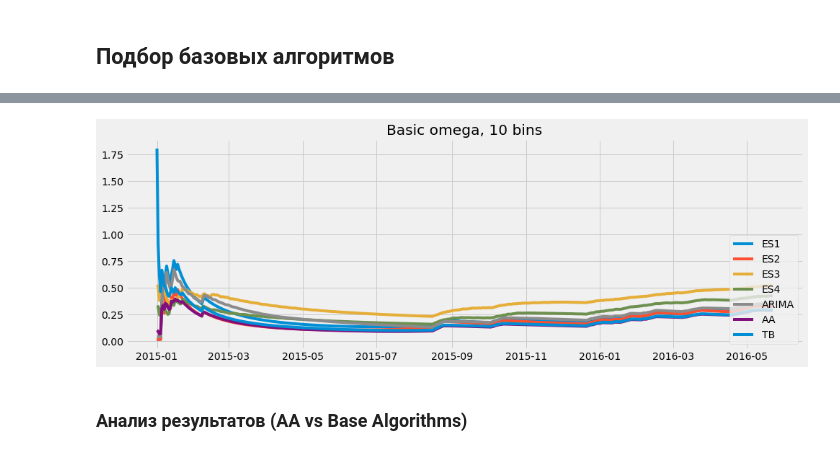
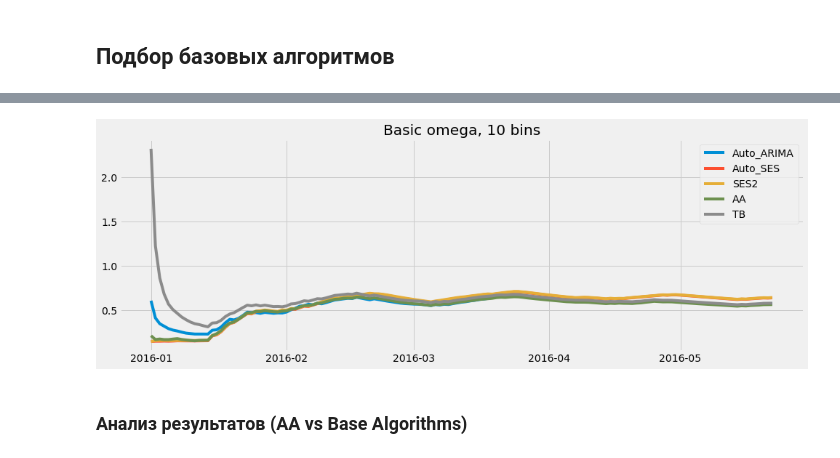
Before and after one commit to aromanenko/AggregatingAlgorithm, a Jupyter notebook: DFA_forecast.ipynb, the cells around one changed output, grey strips where cells are left out. Cells and saved outputs as stored; diff of their text form; code cells hidden in the pictures.

```diff
--- a/DFA_forecast.ipynb
+++ b/DFA_forecast.ipynb
@@ -126,0 +312,20 @@ base_alg_list = [
+# %%
+endog_train = train_dict["sku1_store66"]["ts"]
+exog_train = (pd.DataFrame(data=[train_dict["sku1_store66"]["actual_price"],
+                         train_dict["sku1_store66"]["promo"]])
+      .transpose().astype({"Actual_Price": float, "Promo": int}))
+grid_params = {'p': [0, 1, 2, 3, 4, 5, 6], 'd': [0], 'q': [0, 1, 2, 3, 4, 5, 6],
+               'P': [0], 'D': [0], 'Q': [0], 's': [0]}
+
+base_alg_list = [
+    (ExponentialSmoothing, {}, {"smoothing_level": 0.9}),
+    (ExponentialSmoothing, {}, {"smoothing_level": 0.4}),
+    (ExponentialSmoothing, {"seasonal": "add", "seasonal_periods": 7}, {"smoothing_level": 0.8, "smoothing_seasonal": 0.6}),
+    (ExponentialSmoothing, {"seasonal": "add", "seasonal_periods": 7}, {"smoothing_level": 0.4, "smoothing_seasonal": 0.9}),
+    (ExponentialSmoothing, {"seasonal": "add", "seasonal_periods": 7}, {"smoothing_level": 0.4, "smoothing_seasonal": 0.1})
+                 ]
+
+auto_base_alg_list = get_auto_base_alg_list(endog_train, exog_train, grid_params)
+
+base_alg_list.extend(auto_base_alg_list)
+len(base_alg_list)
@@ -127,6 +334,12 @@ base_alg_list = [
 # %%
-best_m, best_loss, n_bins = get_optim_m(ts_dict["sku1_store1"], base_alg_list,
-                                        bins=10, omega_mode="basic")
+best_m, best_loss, n_bins, all_losses_dict = get_optim_m(endog_train, base_alg_list, exog=exog_train,
+                                                         bins=10, omega_mode="basic")
 
 print(f"m={best_m} - {best_loss}, n_bins={n_bins}")
+
+plt.figure(figsize=(15, 4))
+plot_optim_m(all_losses_dict, best_m)
+plt.title("Optimal m")
+plt.xlabel("m")
+plt.ylabel("loss");
 # %% [output]
@@ -134,9 +348,16 @@ m=3.5 - 0.26788207043739487, n_bins=10
 # %%
+endog_test = test_dict["sku1_store66"]["ts"]
+exog_test = (pd.DataFrame(data=[test_dict["sku1_store66"]["actual_price"],
+                                test_dict["sku1_store66"]["promo"]])
+      .transpose().astype({"Actual_Price": float, "Promo": int}))
+
+
 fig, ax = plt.subplots(1, figsize=(15,5))
 
-plot_losses(ts_dict["sku2_store50"], 10, base_alg_list,
-            omega_mode="basic", bins=10, best_m=best_m, ax=ax,
-            title="Basic omega, 10 bins", legend=['ES1', 'ES2', 'ES3', 'ES4',
-                                        'ARIMA', 'AA', 'TB'])
+sku1_66_losses = plot_losses(endog_test, 0, base_alg_list, exog=exog_test,
+                             omega_mode="basic", bins=10, best_m=best_m, ax=ax,
+                             title="Basic omega, 10 bins", legend=['SES1', 'SES2', 'ES1', 'ES1', 'ES3',
+                                                                      'Auto_ARIMA', 'Auto_SES', 'Auto_ES',
+                                                                      'AA', 'TB'], number_to_plot=3)
 # %% [output]
 Theoretical bound met
@@ -143,3 +368,3 @@ Theoretical bound met
-[figure, old version]
+[figure, new version]
 # %% [markdown]
 ### Анализ результатов (AA vs Base Algorithms)
```
Also changed, not shown: parts of 49 cells of this notebook, 5 other files.
